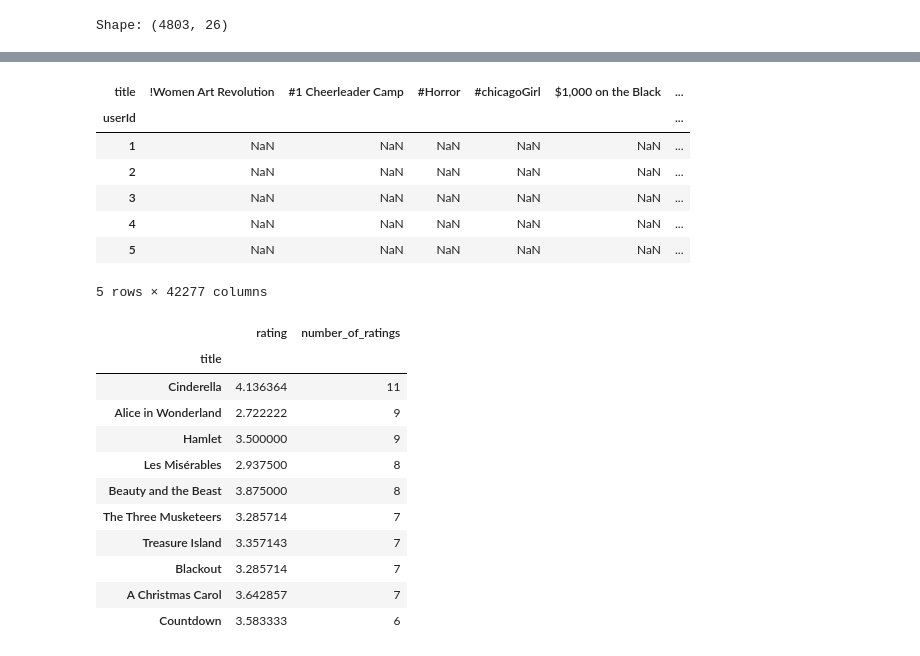
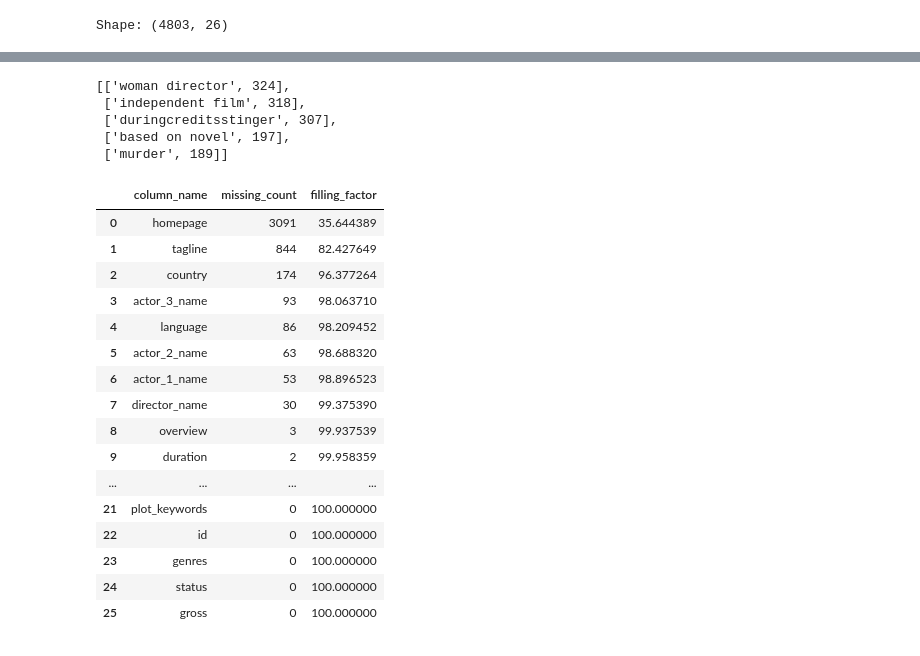
Before and after one commit to redman157/HocML, a Jupyter notebook: colaborative-filtering.ipynb, the cells around one changed output, grey strips where cells are left out. Saved outputs shown, nothing was run; the diff lists cells and outputs as text; code cells hidden in the pictures.

```diff
--- a/colaborative-filtering.ipynb
+++ b/colaborative-filtering.ipynb
@@ -260,27 +261,33 @@ df.head(5)
-# %%
-movie_matrix = df.pivot_table(index='userId', columns='title', values='rating')
-movie_matrix.head()
-# %% [output]
-| title | !Women Art Revolution | #1 Cheerleader Camp | #Horror | #chicagoGirl | $1,000 on the Black | ... |
-| userId |  |  |  |  |  | ... |
-| 1 | NaN | NaN | NaN | NaN | NaN | ... |
-| 2 | NaN | NaN | NaN | NaN | NaN | ... |
-| 3 | NaN | NaN | NaN | NaN | NaN | ... |
-| 4 | NaN | NaN | NaN | NaN | NaN | ... |
-| 5 | NaN | NaN | NaN | NaN | NaN | ... |
-5 rows × 42277 columns
-# %%
-ratings.sort_values('number_of_ratings', ascending=False).head(10)
-# %% [output]
-|  | rating | number_of_ratings |
-| title |  |  |
-| Cinderella | 4.136364 | 11 |
-| Alice in Wonderland | 2.722222 | 9 |
-| Hamlet | 3.500000 | 9 |
-| Les Misérables | 2.937500 | 8 |
-| Beauty and the Beast | 3.875000 | 8 |
-| The Three Musketeers | 3.285714 | 7 |
-| Treasure Island | 3.357143 | 7 |
-| Blackout | 3.285714 | 7 |
-| A Christmas Carol | 3.642857 | 7 |
-| Countdown | 3.583333 | 6 |
+# %%
+
+keyword_occurences, dum = count_word(df_initial, 'plot_keywords', set_keywords)
+keyword_occurences[:5]
+# %% [output]
+[['woman director', 324],
+ ['independent film', 318],
+ ['duringcreditsstinger', 307],
+ ['based on novel', 197],
+ ['murder', 189]]
+# %%
+missing_df = df_initial.isnull().sum(axis = 0 ).reset_index()
+missing_df.columns = ['column_name','missing_count']
+missing_df['filling_factor'] = (df_initial.shape[0]- missing_df['missing_count']) / df_initial.shape[0] * 100
+missing_df.sort_values('filling_factor').reset_index(drop = True)
+# %% [output]
+|  | column_name | missing_count | filling_factor |
+| 0 | homepage | 3091 | 35.644389 |
+| 1 | tagline | 844 | 82.427649 |
+| 2 | country | 174 | 96.377264 |
+| 3 | actor_3_name | 93 | 98.063710 |
+| 4 | language | 86 | 98.209452 |
+| 5 | actor_2_name | 63 | 98.688320 |
+| 6 | actor_1_name | 53 | 98.896523 |
+| 7 | director_name | 30 | 99.375390 |
+| 8 | overview | 3 | 99.937539 |
+| 9 | duration | 2 | 99.958359 |
+| ... | ... | ... | ... |
+| 21 | plot_keywords | 0 | 100.000000 |
+| 22 | id | 0 | 100.000000 |
+| 23 | genres | 0 | 100.000000 |
+| 24 | status | 0 | 100.000000 |
+| 25 | gross | 0 | 100.000000 |
```
Also changed, not shown: parts of 18 cells of this notebook.
